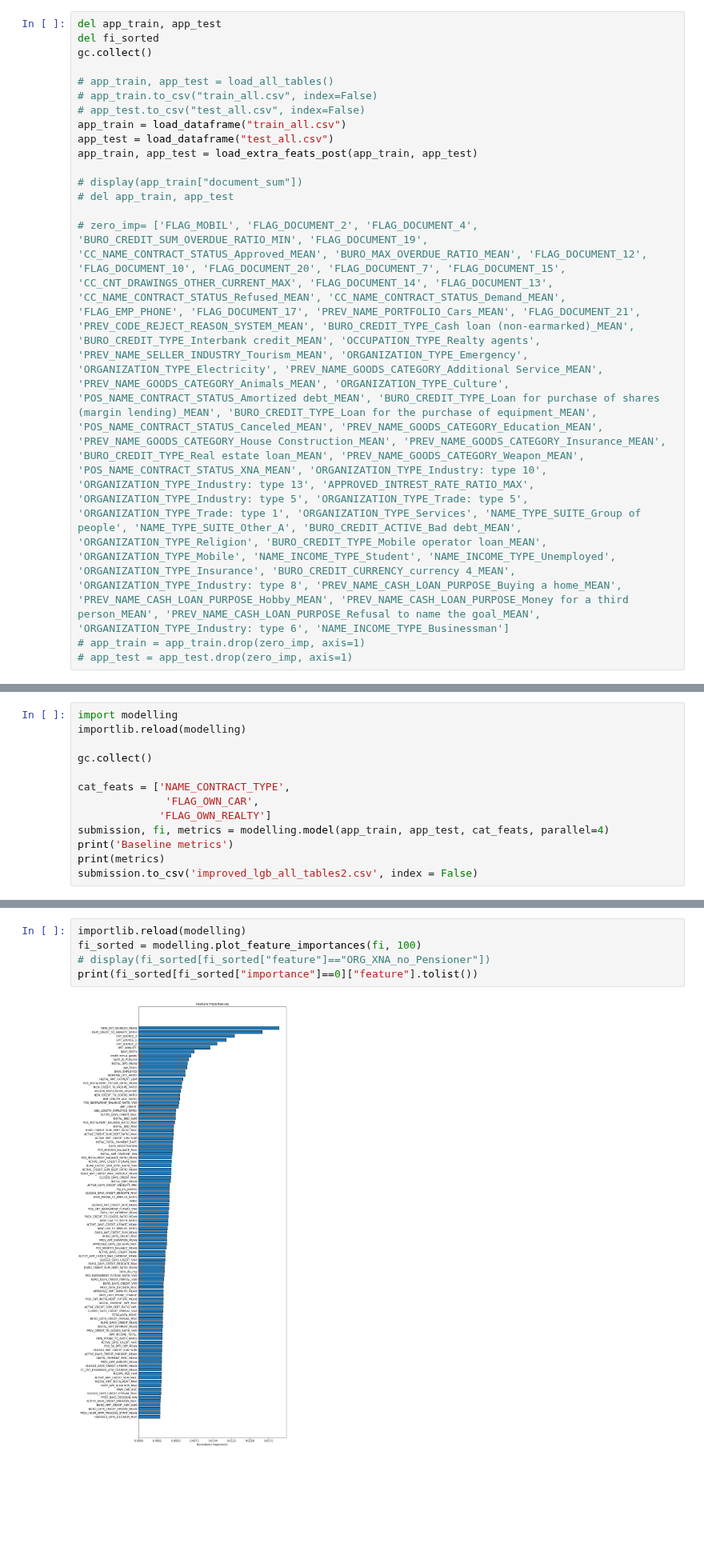
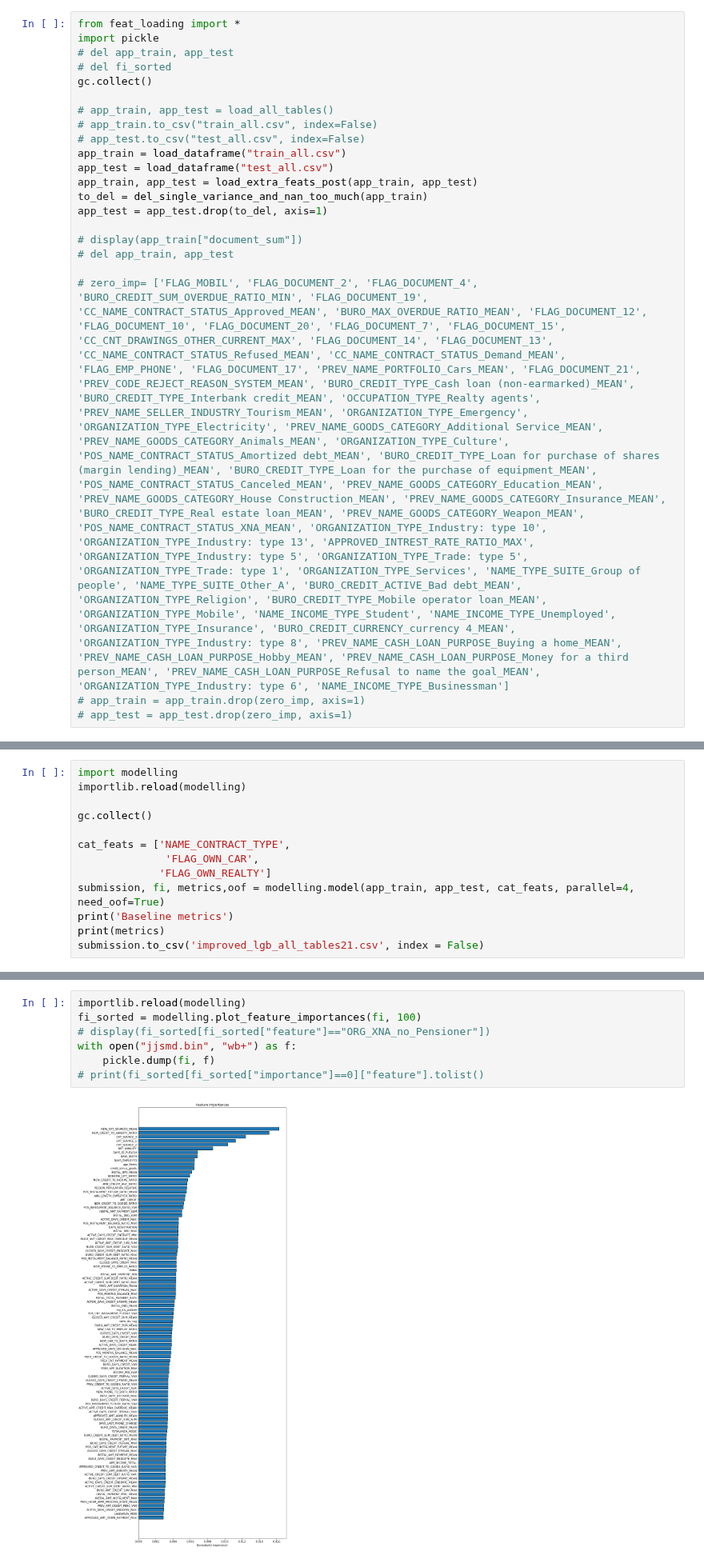
Before and after one commit to yiqiyu/homecredit, a Jupyter notebook: manual_feature_engineering.ipynb, the cells around one changed output, grey strips where cells are left out. Shown at 80% size. Drawn from its saved outputs; the diff is of its cells as text; blank space fills up the shorter version.

```diff
--- a/manual_feature_engineering.ipynb
+++ b/manual_feature_engineering.ipynb
@@ -544,7 +545,9 @@ for name, load_method in {"previous": load_prev}.items():
 1 columns of previous were label encoded: ['FLAG_LAST_APPL_PER_CONTRACT']
 # %%
-del app_train, app_test
-del fi_sorted
+from feat_loading import *
+import pickle
+# del app_train, app_test
+# del fi_sorted
 gc.collect()
 
 # app_train, app_test = load_all_tables()
@@ -553,6 +556,8 @@ gc.collect()
 app_train = load_dataframe("train_all.csv")
 app_test = load_dataframe("test_all.csv")
 app_train, app_test = load_extra_feats_post(app_train, app_test)
+to_del = del_single_variance_and_nan_too_much(app_train)
+app_test = app_test.drop(to_del, axis=1)
 
 # display(app_train["document_sum"])
 # del app_train, app_test
@@ -587,8 +592,8 @@ gc.collect()
 cat_feats = ['NAME_CONTRACT_TYPE',
               'FLAG_OWN_CAR',
              'FLAG_OWN_REALTY']
-submission, fi, metrics = modelling.model(app_train, app_test, cat_feats, parallel=4)
+submission, fi, metrics,oof = modelling.model(app_train, app_test, cat_feats, parallel=4, need_oof=True)
 print('Baseline metrics')
 print(metrics)
-submission.to_csv('improved_lgb_all_tables2.csv', index = False)
+submission.to_csv('improved_lgb_all_tables21.csv', index = False)
 # %% [output]
@@ -614,7 +617,9 @@ Training until validation scores don't improve for 300 rounds.
 # %%
 importlib.reload(modelling)
 fi_sorted = modelling.plot_feature_importances(fi, 100)
 # display(fi_sorted[fi_sorted["feature"]=="ORG_XNA_no_Pensioner"])
-print(fi_sorted[fi_sorted["importance"]==0]["feature"].tolist())
+with open("jjsmd.bin", "wb+") as f:
+    pickle.dump(fi, f)
+# print(fi_sorted[fi_sorted["importance"]==0]["feature"].tolist()
 # %% [output]
-[figure, old version]
+[figure, new version]
```
Also changed, not shown: parts of 4 cells of this notebook.
